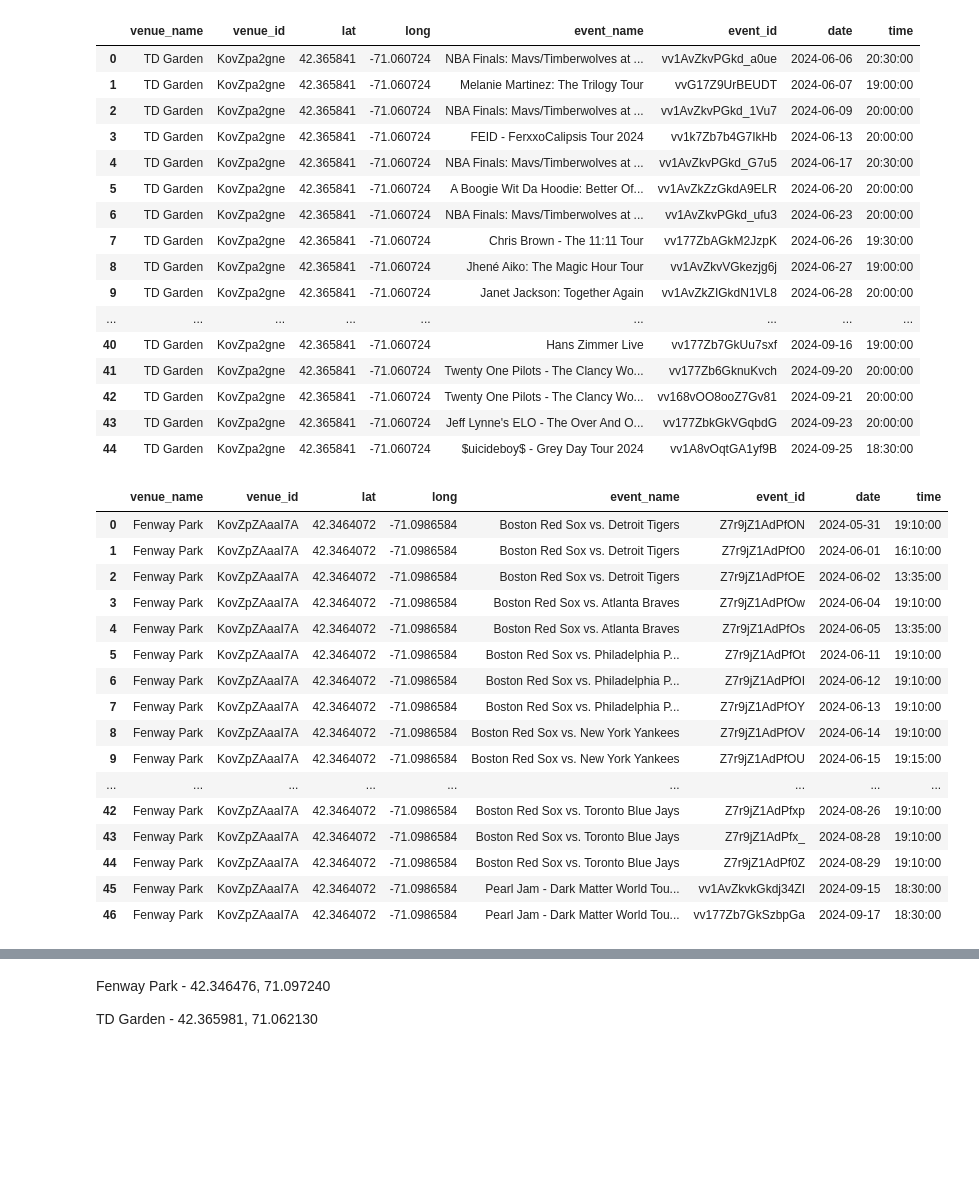
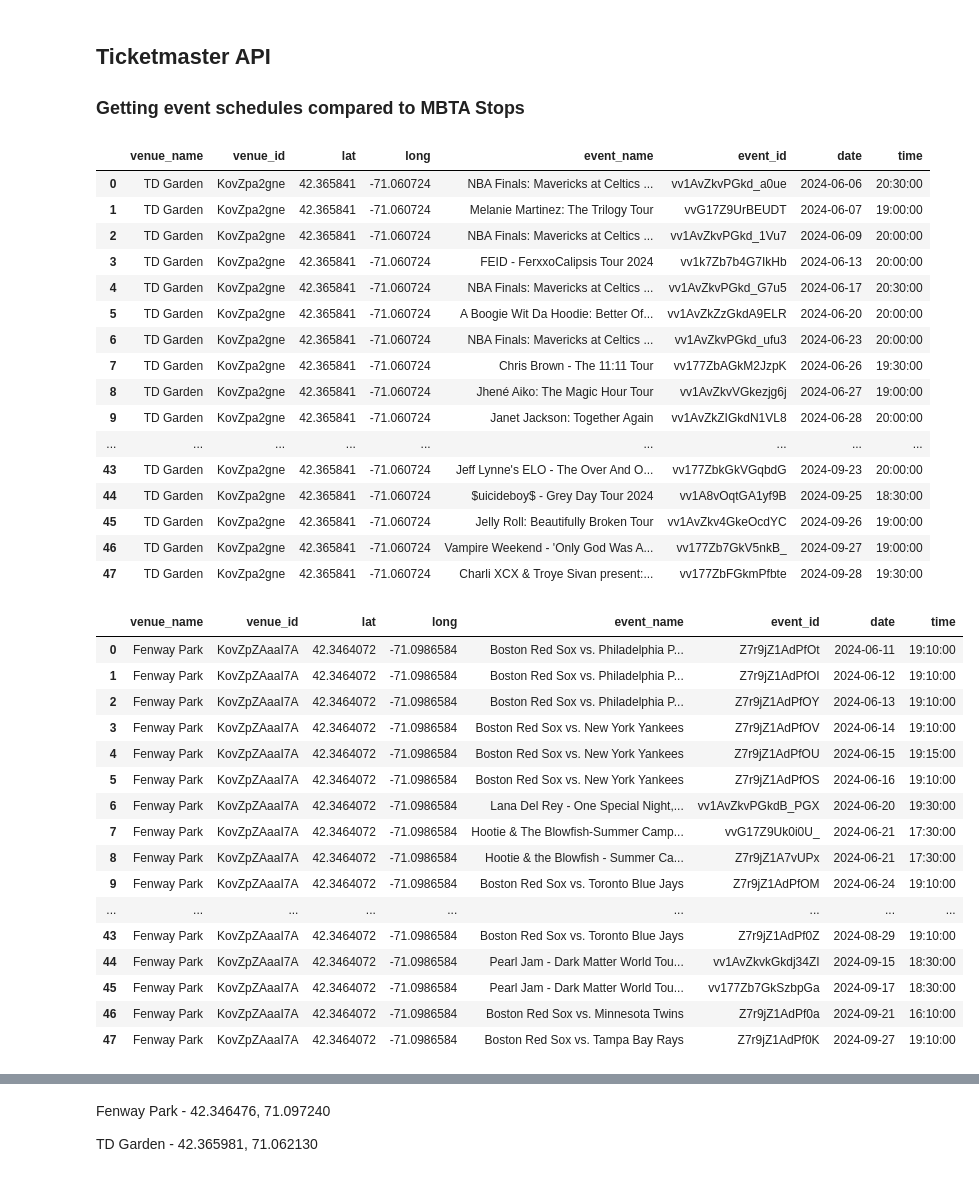
Before and after one commit to sean-r-duffy/tracking-the-t, a Jupyter notebook: ticketmaster_api.ipynb, the cells around one changed output, grey strips where cells are left out. Saved outputs shown, nothing was run; the diff lists cells and outputs as text; code cells hidden in the pictures; blank space fills up the shorter version.

```diff
--- a/ticketmaster_api.ipynb
+++ b/ticketmaster_api.ipynb
@@ -5,6 +5,9 @@ import pandas as pd
 
 with open('api_key.txt') as file:
     api_key = file.read()
+# %% [markdown]
+## Ticketmaster API
+### Getting event schedules compared to MBTA Stops
 # %%
 def get_venue_id(search_str, api_key):
     response = re.get(f"https://app.ticketmaster.com/discovery/v2/venues.json?keyword={search_str}&apikey={api_key}").json()
@@ -49,47 +52,47 @@ def pull_venue_event_dates(venue_search, api_key):
     return df.reset_index().drop("index", axis=1)
 # %%
 venue_search = "TD Garden"
-df = pull_venue_event_dates(venue_search, api_key)
-df
+df1 = pull_venue_event_dates(venue_search, api_key)
+df1
 # %% [output]
 |  | venue_name | venue_id | lat | long | event_name | event_id | date | time |
-| 0 | TD Garden | KovZpa2gne | 42.365841 | -71.060724 | NBA Finals: Mavs/Timberwolves at ... | vv1AvZkvPGkd_a0ue | 2024-06-06 | 20:30:00 |
+| 0 | TD Garden | KovZpa2gne | 42.365841 | -71.060724 | NBA Finals: Mavericks at Celtics ... | vv1AvZkvPGkd_a0ue | 2024-06-06 | 20:30:00 |
 | 1 | TD Garden | KovZpa2gne | 42.365841 | -71.060724 | Melanie Martinez: The Trilogy Tour | vvG17Z9UrBEUDT | 2024-06-07 | 19:00:00 |
-| 2 | TD Garden | KovZpa2gne | 42.365841 | -71.060724 | NBA Finals: Mavs/Timberwolves at ... | vv1AvZkvPGkd_1Vu7 | 2024-06-09 | 20:00:00 |
+| 2 | TD Garden | KovZpa2gne | 42.365841 | -71.060724 | NBA Finals: Mavericks at Celtics ... | vv1AvZkvPGkd_1Vu7 | 2024-06-09 | 20:00:00 |
 | 3 | TD Garden | KovZpa2gne | 42.365841 | -71.060724 | FEID - FerxxoCalipsis Tour 2024 | vv1k7Zb7b4G7IkHb | 2024-06-13 | 20:00:00 |
-| 4 | TD Garden | KovZpa2gne | 42.365841 | -71.060724 | NBA Finals: Mavs/Timberwolves at ... | vv1AvZkvPGkd_G7u5 | 2024-06-17 | 20:30:00 |
+| 4 | TD Garden | KovZpa2gne | 42.365841 | -71.060724 | NBA Finals: Mavericks at Celtics ... | vv1AvZkvPGkd_G7u5 | 2024-06-17 | 20:30:00 |
 | 5 | TD Garden | KovZpa2gne | 42.365841 | -71.060724 | A Boogie Wit Da Hoodie: Better Of... | vv1AvZkZzGkdA9ELR | 2024-06-20 | 20:00:00 |
-| 6 | TD Garden | KovZpa2gne | 42.365841 | -71.060724 | NBA Finals: Mavs/Timberwolves at ... | vv1AvZkvPGkd_ufu3 | 2024-06-23 | 20:00:00 |
+| 6 | TD Garden | KovZpa2gne | 42.365841 | -71.060724 | NBA Finals: Mavericks at Celtics ... | vv1AvZkvPGkd_ufu3 | 2024-06-23 | 20:00:00 |
 | 7 | TD Garden | KovZpa2gne | 42.365841 | -71.060724 | Chris Brown - The 11:11 Tour | vv177ZbAGkM2JzpK | 2024-06-26 | 19:30:00 |
 | 8 | TD Garden | KovZpa2gne | 42.365841 | -71.060724 | Jhené Aiko: The Magic Hour Tour | vv1AvZkvVGkezjg6j | 2024-06-27 | 19:00:00 |
 | 9 | TD Garden | KovZpa2gne | 42.365841 | -71.060724 | Janet Jackson: Together Again | vv1AvZkZIGkdN1VL8 | 2024-06-28 | 20:00:00 |
 | ... | ... | ... | ... | ... | ... | ... | ... | ... |
-| 40 | TD Garden | KovZpa2gne | 42.365841 | -71.060724 | Hans Zimmer Live | vv177Zb7GkUu7sxf | 2024-09-16 | 19:00:00 |
-| 41 | TD Garden | KovZpa2gne | 42.365841 | -71.060724 | Twenty One Pilots - The Clancy Wo... | vv177Zb6GknuKvch | 2024-09-20 | 20:00:00 |
-| 42 | TD Garden | KovZpa2gne | 42.365841 | -71.060724 | Twenty One Pilots - The Clancy Wo... | vv168vOO8ooZ7Gv81 | 2024-09-21 | 20:00:00 |
 | 43 | TD Garden | KovZpa2gne | 42.365841 | -71.060724 | Jeff Lynne's ELO - The Over And O... | vv177ZbkGkVGqbdG | 2024-09-23 | 20:00:00 |
 | 44 | TD Garden | KovZpa2gne | 42.365841 | -71.060724 | $uicideboy$ - Grey Day Tour 2024 | vv1A8vOqtGA1yf9B | 2024-09-25 | 18:30:00 |
+| 45 | TD Garden | KovZpa2gne | 42.365841 | -71.060724 | Jelly Roll: Beautifully Broken Tour | vv1AvZkv4GkeOcdYC | 2024-09-26 | 19:00:00 |
+| 46 | TD Garden | KovZpa2gne | 42.365841 | -71.060724 | Vampire Weekend - 'Only God Was A... | vv177Zb7GkV5nkB_ | 2024-09-27 | 19:00:00 |
+| 47 | TD Garden | KovZpa2gne | 42.365841 | -71.060724 | Charli XCX & Troye Sivan present:... | vv177ZbFGkmPfbte | 2024-09-28 | 19:30:00 |
 # %%
 venue_search = "Fenway Park"
-df = pull_venue_event_dates(venue_search, api_key)
-df
+df2 = pull_venue_event_dates(venue_search, api_key)
+df2
 # %% [output]
 |  | venue_name | venue_id | lat | long | event_name | event_id | date | time |
-| 0 | Fenway Park | KovZpZAaaI7A | 42.3464072 | -71.0986584 | Boston Red Sox vs. Detroit Tigers | Z7r9jZ1AdPfON | 2024-05-31 | 19:10:00 |
-| 1 | Fenway Park | KovZpZAaaI7A | 42.3464072 | -71.0986584 | Boston Red Sox vs. Detroit Tigers | Z7r9jZ1AdPfO0 | 2024-06-01 | 16:10:00 |
-| 2 | Fenway Park | KovZpZAaaI7A | 42.3464072 | -71.0986584 | Boston Red Sox vs. Detroit Tigers | Z7r9jZ1AdPfOE | 2024-06-02 | 13:35:00 |
-| 3 | Fenway Park | KovZpZAaaI7A | 42.3464072 | -71.0986584 | Boston Red Sox vs. Atlanta Braves | Z7r9jZ1AdPfOw | 2024-06-04 | 19:10:00 |
-| 4 | Fenway Park | KovZpZAaaI7A | 42.3464072 | -71.0986584 | Boston Red Sox vs. Atlanta Braves | Z7r9jZ1AdPfOs | 2024-06-05 | 13:35:00 |
-| 5 | Fenway Park | KovZpZAaaI7A | 42.3464072 | -71.0986584 | Boston Red Sox vs. Philadelphia P... | Z7r9jZ1AdPfOt | 2024-06-11 | 19:10:00 |
-| 6 | Fenway Park | KovZpZAaaI7A | 42.3464072 | -71.0986584 | Boston Red Sox vs. Philadelphia P... | Z7r9jZ1AdPfOI | 2024-06-12 | 19:10:00 |
-| 7 | Fenway Park | KovZpZAaaI7A | 42.3464072 | -71.0986584 | Boston Red Sox vs. Philadelphia P... | Z7r9jZ1AdPfOY | 2024-06-13 | 19:10:00 |
-| 8 | Fenway Park | KovZpZAaaI7A | 42.3464072 | -71.0986584 | Boston Red Sox vs. New York Yankees | Z7r9jZ1AdPfOV | 2024-06-14 | 19:10:00 |
-| 9 | Fenway Park | KovZpZAaaI7A | 42.3464072 | -71.0986584 | Boston Red Sox vs. New York Yankees | Z7r9jZ1AdPfOU | 2024-06-15 | 19:15:00 |
+| 0 | Fenway Park | KovZpZAaaI7A | 42.3464072 | -71.0986584 | Boston Red Sox vs. Philadelphia P... | Z7r9jZ1AdPfOt | 2024-06-11 | 19:10:00 |
+| 1 | Fenway Park | KovZpZAaaI7A | 42.3464072 | -71.0986584 | Boston Red Sox vs. Philadelphia P... | Z7r9jZ1AdPfOI | 2024-06-12 | 19:10:00 |
+| 2 | Fenway Park | KovZpZAaaI7A | 42.3464072 | -71.0986584 | Boston Red Sox vs. Philadelphia P... | Z7r9jZ1AdPfOY | 2024-06-13 | 19:10:00 |
+| 3 | Fenway Park | KovZpZAaaI7A | 42.3464072 | -71.0986584 | Boston Red Sox vs. New York Yankees | Z7r9jZ1AdPfOV | 2024-06-14 | 19:10:00 |
+| 4 | Fenway Park | KovZpZAaaI7A | 42.3464072 | -71.0986584 | Boston Red Sox vs. New York Yankees | Z7r9jZ1AdPfOU | 2024-06-15 | 19:15:00 |
+| 5 | Fenway Park | KovZpZAaaI7A | 42.3464072 | -71.0986584 | Boston Red Sox vs. New York Yankees | Z7r9jZ1AdPfOS | 2024-06-16 | 19:10:00 |
+| 6 | Fenway Park | KovZpZAaaI7A | 42.3464072 | -71.0986584 | Lana Del Rey - One Special Night,... | vv1AvZkvPGkdB_PGX | 2024-06-20 | 19:30:00 |
+| 7 | Fenway Park | KovZpZAaaI7A | 42.3464072 | -71.0986584 | Hootie & The Blowfish-Summer Camp... | vvG17Z9Uk0i0U_ | 2024-06-21 | 17:30:00 |
+| 8 | Fenway Park | KovZpZAaaI7A | 42.3464072 | -71.0986584 | Hootie & the Blowfish - Summer Ca... | Z7r9jZ1A7vUPx | 2024-06-21 | 17:30:00 |
+| 9 | Fenway Park | KovZpZAaaI7A | 42.3464072 | -71.0986584 | Boston Red Sox vs. Toronto Blue Jays | Z7r9jZ1AdPfOM | 2024-06-24 | 19:10:00 |
 | ... | ... | ... | ... | ... | ... | ... | ... | ... |
-| 42 | Fenway Park | KovZpZAaaI7A | 42.3464072 | -71.0986584 | Boston Red Sox vs. Toronto Blue Jays | Z7r9jZ1AdPfxp | 2024-08-26 | 19:10:00 |
-| 43 | Fenway Park | KovZpZAaaI7A | 42.3464072 | -71.0986584 | Boston Red Sox vs. Toronto Blue Jays | Z7r9jZ1AdPfx_ | 2024-08-28 | 19:10:00 |
-| 44 | Fenway Park | KovZpZAaaI7A | 42.3464072 | -71.0986584 | Boston Red Sox vs. Toronto Blue Jays | Z7r9jZ1AdPf0Z | 2024-08-29 | 19:10:00 |
-| 45 | Fenway Park | KovZpZAaaI7A | 42.3464072 | -71.0986584 | Pearl Jam - Dark Matter World Tou... | vv1AvZkvkGkdj34ZI | 2024-09-15 | 18:30:00 |
-| 46 | Fenway Park | KovZpZAaaI7A | 42.3464072 | -71.0986584 | Pearl Jam - Dark Matter World Tou... | vv177Zb7GkSzbpGa | 2024-09-17 | 18:30:00 |
+| 43 | Fenway Park | KovZpZAaaI7A | 42.3464072 | -71.0986584 | Boston Red Sox vs. Toronto Blue Jays | Z7r9jZ1AdPf0Z | 2024-08-29 | 19:10:00 |
+| 44 | Fenway Park | KovZpZAaaI7A | 42.3464072 | -71.0986584 | Pearl Jam - Dark Matter World Tou... | vv1AvZkvkGkdj34ZI | 2024-09-15 | 18:30:00 |
+| 45 | Fenway Park | KovZpZAaaI7A | 42.3464072 | -71.0986584 | Pearl Jam - Dark Matter World Tou... | vv177Zb7GkSzbpGa | 2024-09-17 | 18:30:00 |
+| 46 | Fenway Park | KovZpZAaaI7A | 42.3464072 | -71.0986584 | Boston Red Sox vs. Minnesota Twins | Z7r9jZ1AdPf0a | 2024-09-21 | 16:10:00 |
+| 47 | Fenway Park | KovZpZAaaI7A | 42.3464072 | -71.0986584 | Boston Red Sox vs. Tampa Bay Rays | Z7r9jZ1AdPf0K | 2024-09-27 | 19:10:00 |
 # %%
 venue_search = "paradise rock club"
```
Also changed, not shown: parts of 7 cells of this notebook, 1 other file.
